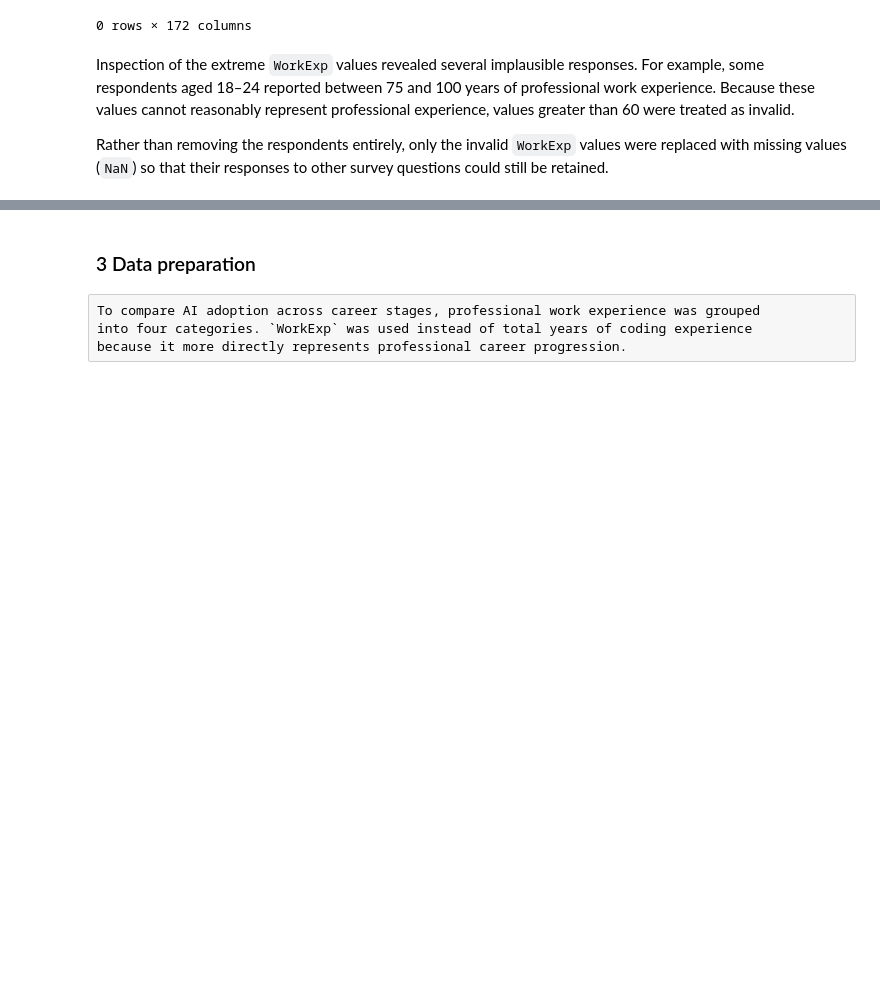
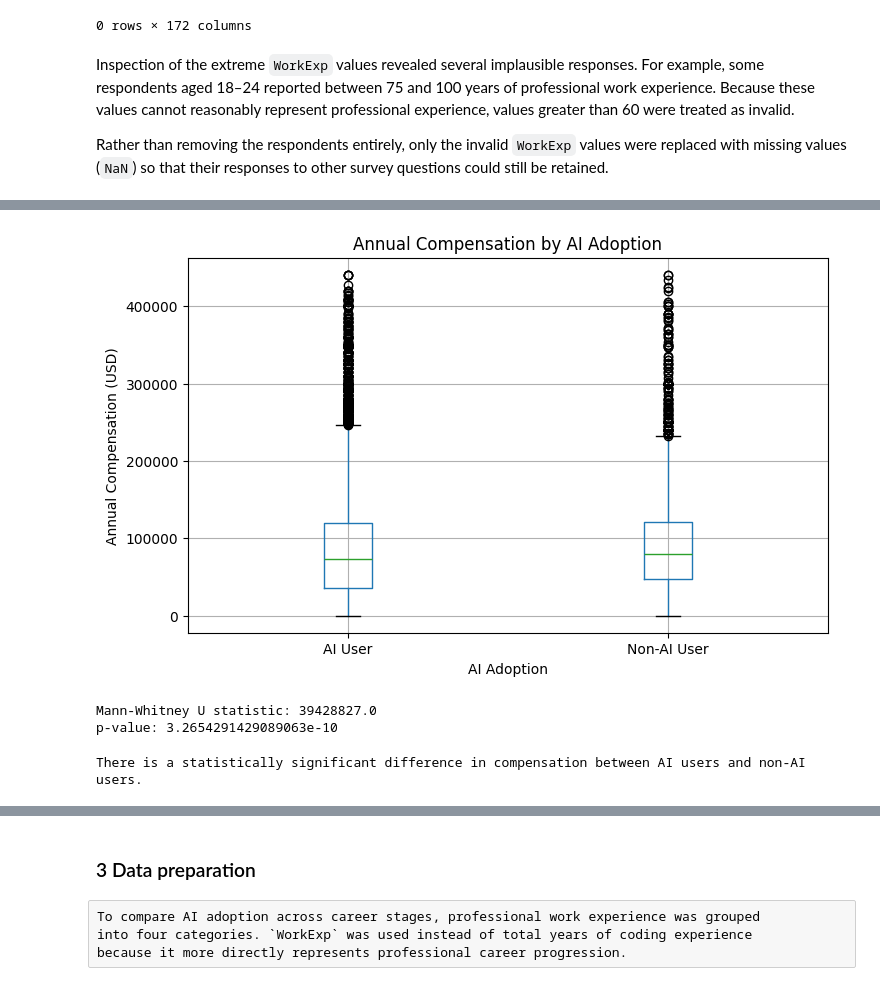
Before and after one commit to RaveTheBrave/Udacity-Data-Science-Stack-Overflow-Blog-Post, a Jupyter notebook: Stack Overflow Blog Post.ipynb, the cells around one changed output, grey strips where cells are left out. Cells and saved outputs as stored; diff of their text form; code cells hidden in the pictures; blank space fills up the shorter version.

```diff
--- a/Stack Overflow Blog Post.ipynb
+++ b/Stack Overflow Blog Post.ipynb
@@ -198,0 +348,20 @@ questions could still be retained.
+# %%
+# Compare compensation distributions for AI users and non-AI users
+salary_plot = df[
+    (df['ConvertedCompYearly'] <= salary_99) &
+    (df['AIAdoption'].notna())
+]
+
+salary_plot.boxplot(
+    column='ConvertedCompYearly',
+    by='AIAdoption',
+    figsize=(8, 5)
+)
+
+plt.title('Annual Compensation by AI Adoption')
+plt.suptitle('')
+plt.xlabel('AI Adoption')
+plt.ylabel('Annual Compensation (USD)')
+plt.show()
+# %% [output]
+[figure, added]
@@ -198,0 +379,25 @@ questions could still be retained.
+# %%
+# Test whether compensation distributions differ between AI users and non-AI users
+from scipy.stats import mannwhitneyu
+
+stat, p = mannwhitneyu(
+    ai_salary,
+    non_ai_salary,
+    alternative='two-sided'
+)
+
+print("Mann-Whitney U statistic:", stat)
+print("p-value:", p)
+# %% [output]
+Mann-Whitney U statistic: 39428827.0
+p-value: 3.2654291429089063e-10
+# %%
+# Interpret statistical significance using a 5% significance level
+alpha = 0.05
+
+if p < alpha:
+    print("There is a statistically significant difference in compensation between AI users and non-AI users.")
+else:
+    print("There is not enough evidence to conclude that compensation differs between AI users and non-AI users.")
+# %% [output]
+There is a statistically significant difference in compensation between AI users and non-AI users.
```
Also changed, not shown: parts of 43 cells of this notebook.
